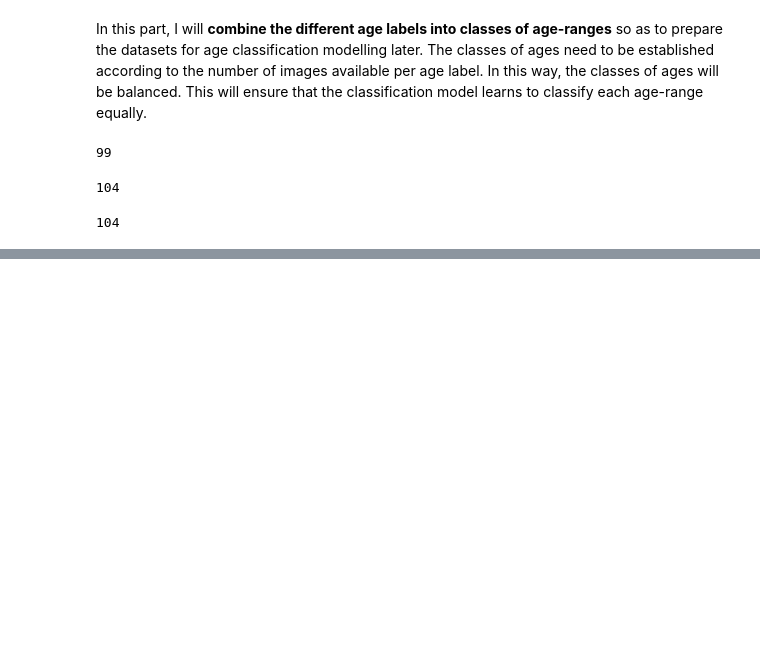
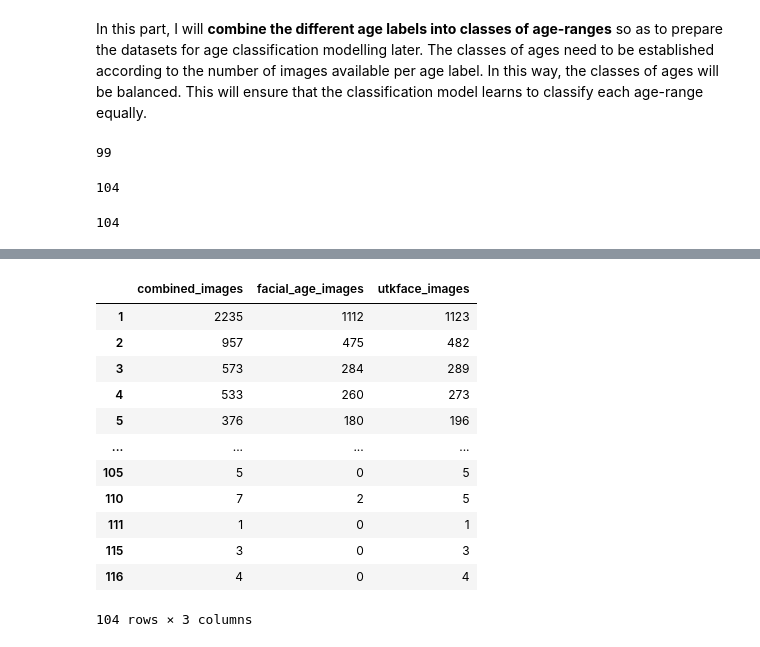
Before and after one commit to tiffanytang3344/Age_Detection_Using_Facial_Image_with_CNN, a Jupyter notebook: EDA_age_data.ipynb, the cells around one changed output, grey strips where cells are left out. Drawn from its saved outputs; the diff is of its cells as text; code cells hidden in the pictures; blank space fills up the shorter version.

```diff
--- a/EDA_age_data.ipynb
+++ b/EDA_age_data.ipynb
@@ -188,0 +246,21 @@ len(unique_ages)
+# %%
+# Imputing the null values in above dataframe with 0s.
+
+images_df.fillna(0, inplace=True)
+images_df = images_df.astype(int)
+
+images_df
+# %% [output]
+|  | combined_images | facial_age_images | utkface_images |
+| 1 | 2235 | 1112 | 1123 |
+| 2 | 957 | 475 | 482 |
+| 3 | 573 | 284 | 289 |
+| 4 | 533 | 260 | 273 |
+| 5 | 376 | 180 | 196 |
+| ... | ... | ... | ... |
+| 105 | 5 | 0 | 5 |
+| 110 | 7 | 2 | 5 |
+| 111 | 1 | 0 | 1 |
+| 115 | 3 | 0 | 3 |
+| 116 | 4 | 0 | 4 |
+104 rows × 3 columns
```
Also changed, not shown: parts of 8 cells of this notebook.
